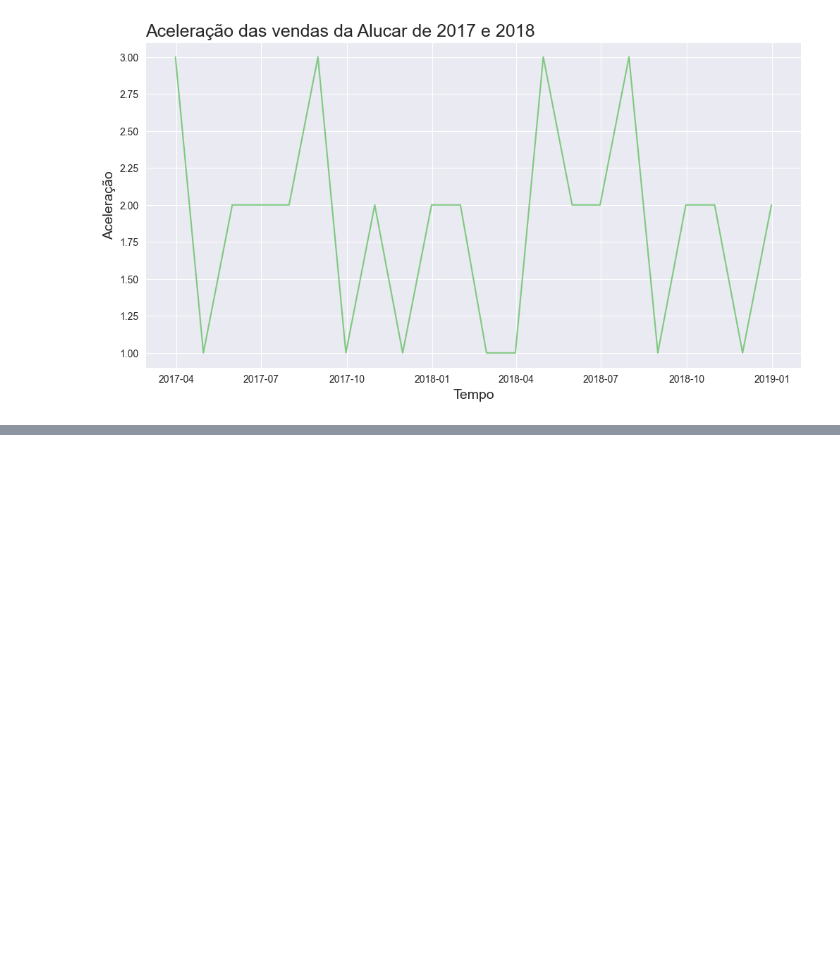
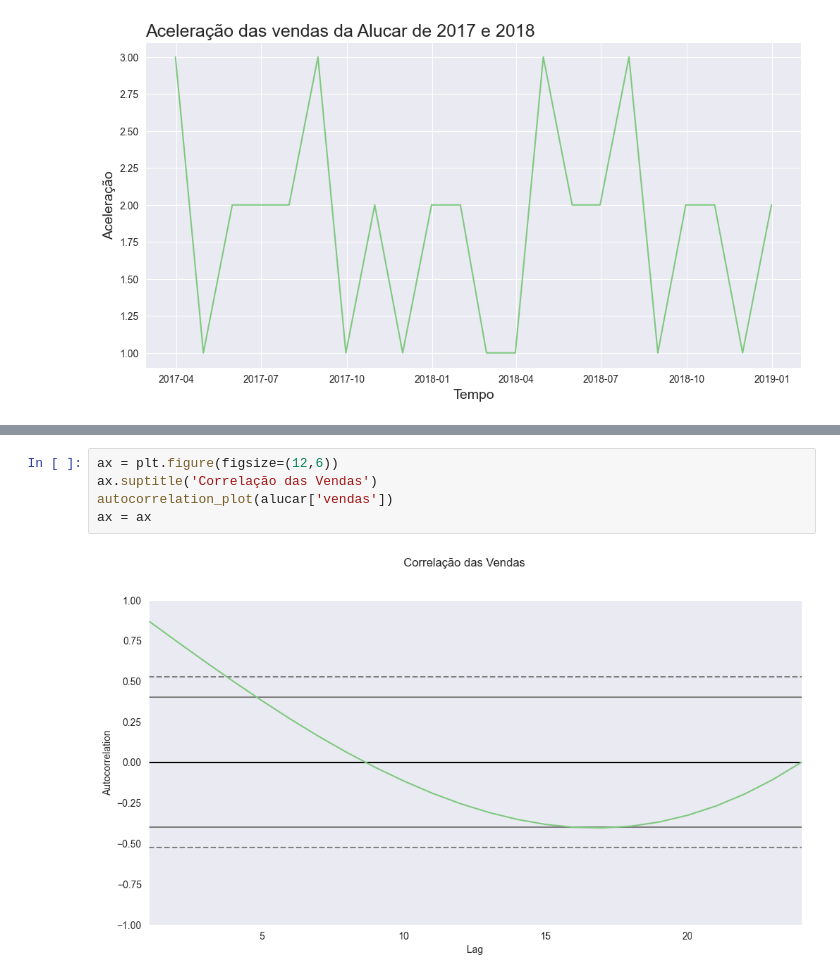
Before and after one commit to uiara/estudando_alura, a Jupyter notebook: Análise de Series Temporais/time_series.ipynb, the cells around one changed output, grey strips where cells are left out. Drawn from its saved outputs; the diff is of its cells as text; blank space fills up the shorter version.

```diff
--- a/Análise de Series Temporais/time_series.ipynb
+++ b/Análise de Series Temporais/time_series.ipynb
@@ -99,0 +124,7 @@ plotar ('Aceleração das vendas da Alucar de 2017 e 2018', 'Tempo', 'Aceleraç
+# %%
+ax = plt.figure(figsize=(12,6))
+ax.suptitle('Correlação das Vendas')
+autocorrelation_plot(alucar['vendas'])
+ax = ax
+# %% [output]
+[figure, added]
```
Also changed, not shown: parts of 16 cells of this notebook, 6 other files.
